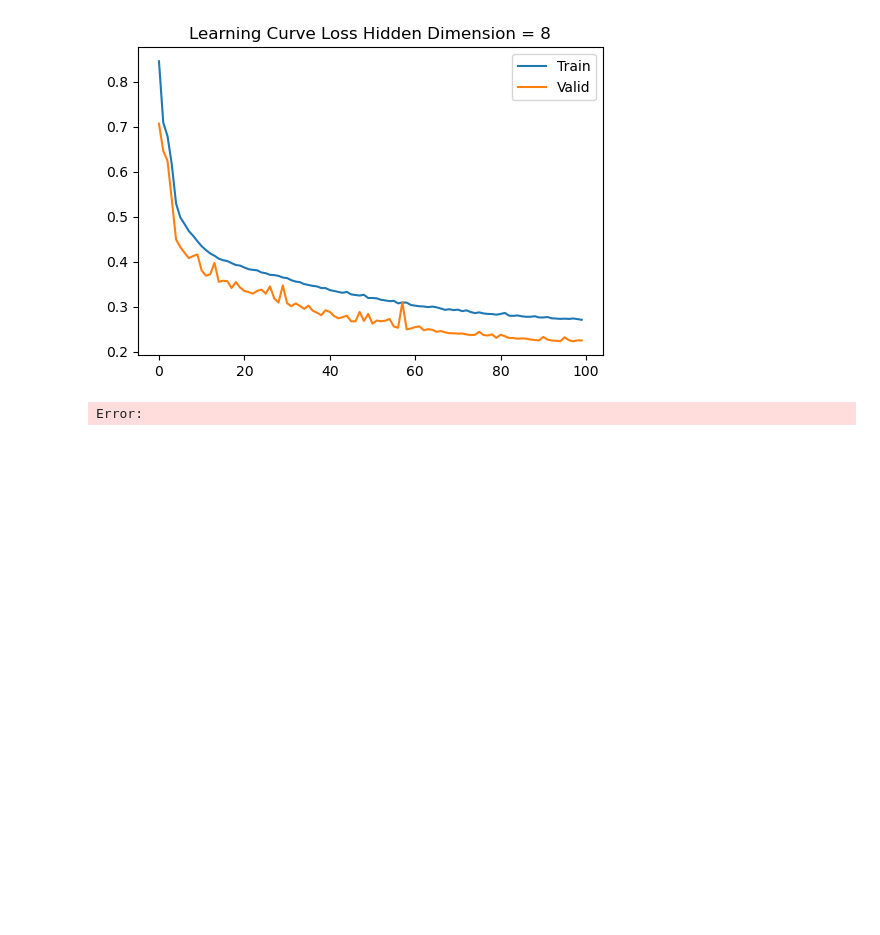
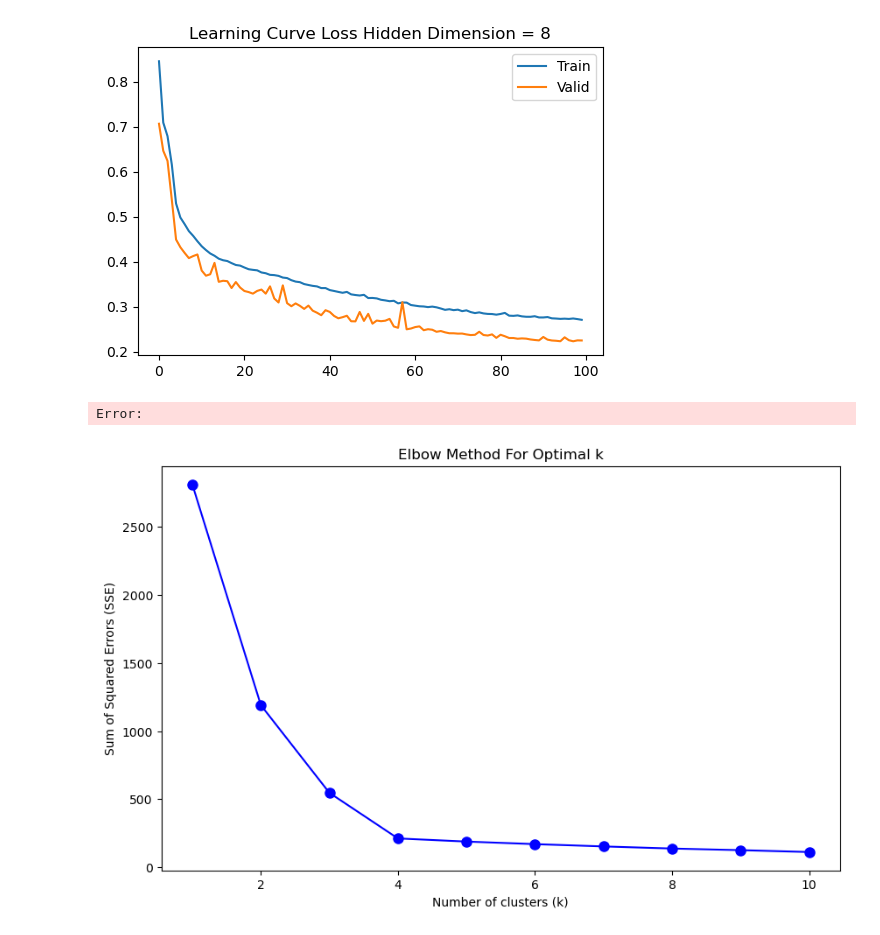
Before and after one commit to Frankalexej/wavln, a Jupyter notebook: try3.ipynb, the cells around one changed output. Drawn from its saved outputs; the diff is of its cells as text; code cells hidden in the pictures; blank space fills up the shorter version.

```diff
--- a/try3.ipynb
+++ b/try3.ipynb
@@ -24,3 +24,28 @@ plt.savefig(os.path.join("z_out.png"), dpi=300)
 # %% [output]
 [figure]
 Error:
+# %%
+from sklearn.cluster import KMeans
+import matplotlib.pyplot as plt
+import numpy as np
+from sklearn.datasets import make_blobs
+
+# Generate synthetic data
+your_data, _ = make_blobs(n_samples=300, centers=4, cluster_std=0.60, random_state=0)
+
+# Apply Elbow Method
+sse = []
+for k in range(1, 11):
+    kmeans = KMeans(n_clusters=k, random_state=42)
+    kmeans.fit(your_data)
+    sse.append(kmeans.inertia_)
+
+# Plot
+plt.figure(figsize=(10, 6))
+plt.plot(range(1, 11), sse, 'bo-', markersize=8)
+plt.xlabel('Number of clusters (k)')
+plt.ylabel('Sum of Squared Errors (SSE)')
+plt.title('Elbow Method For Optimal k')
+plt.show()
+# %% [output]
+[figure, added]
```
Also changed, not shown: 1 other file.
